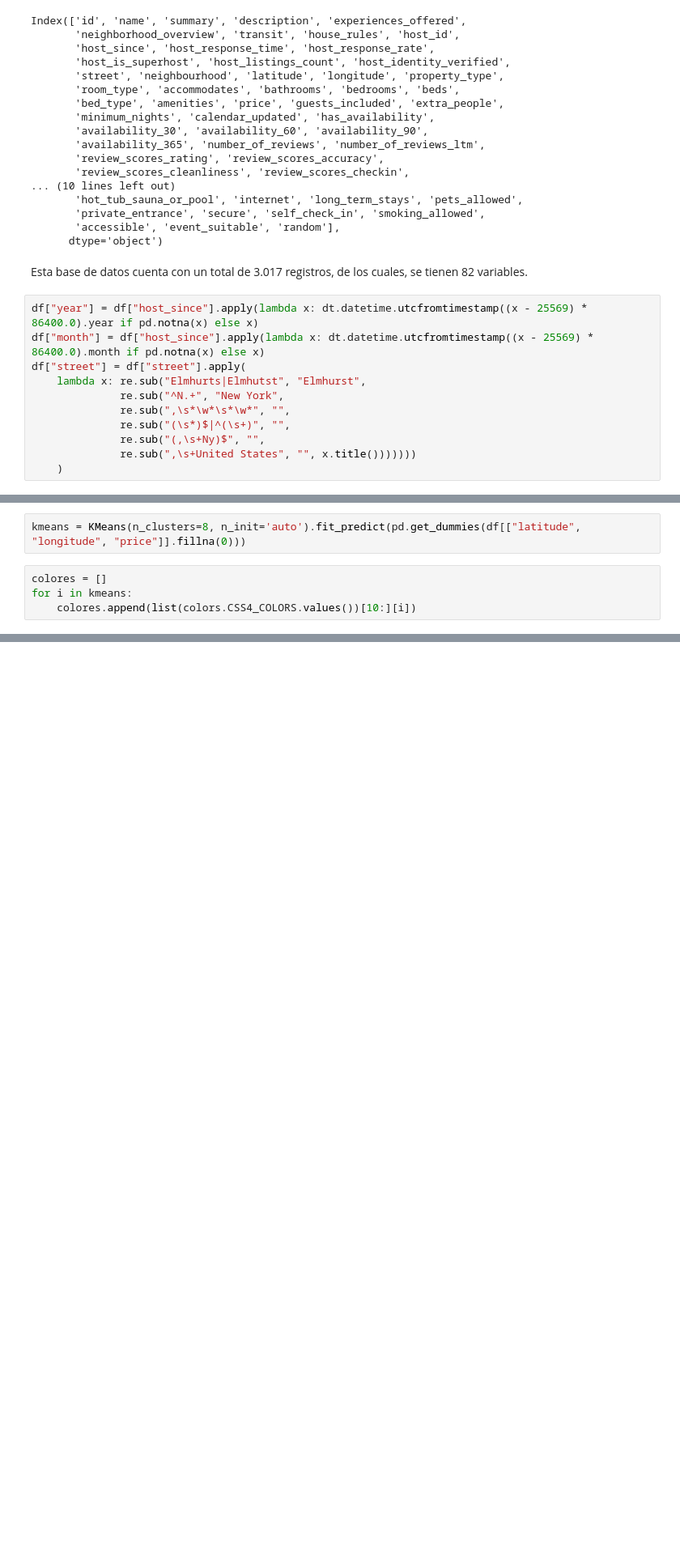
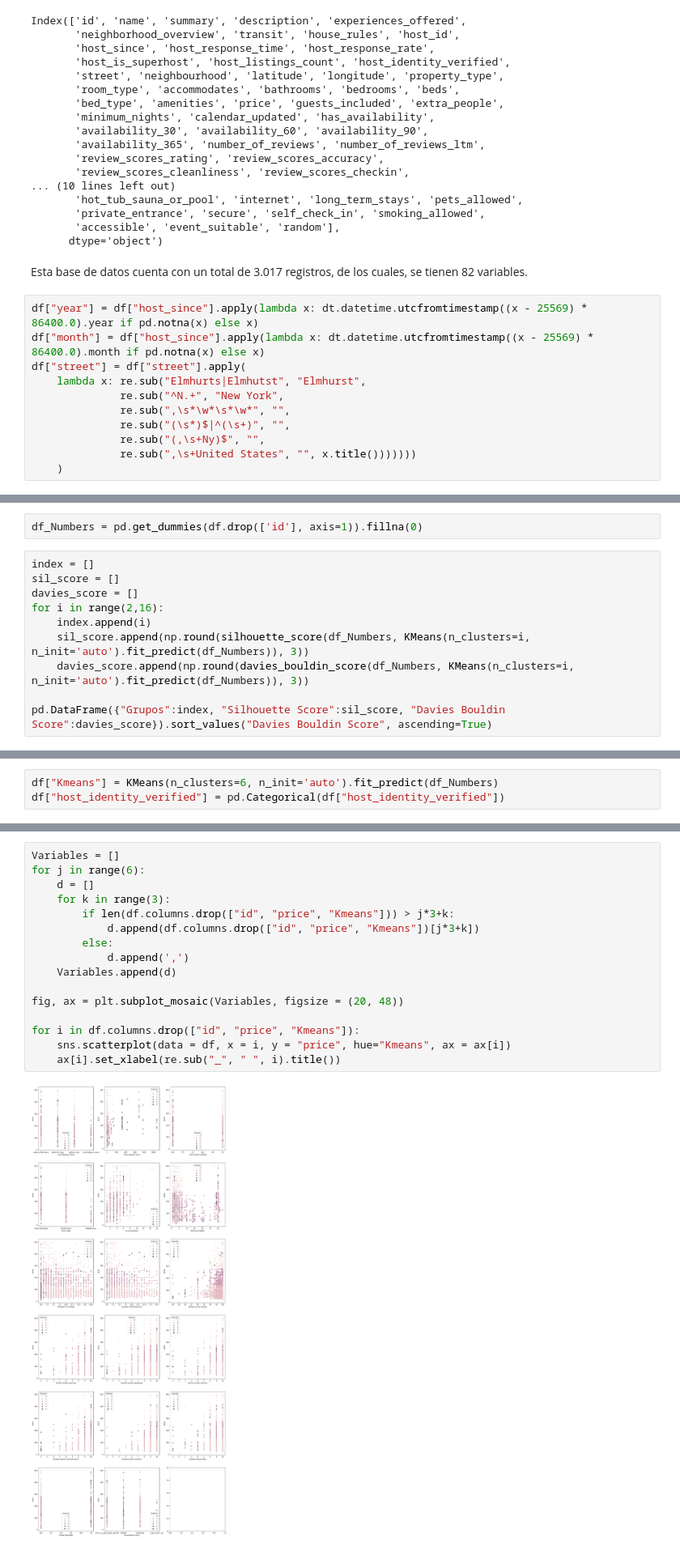
Before and after one commit to daagonzalezsa/Media.Monks_Assesment, a Jupyter notebook: ARBNB.ipynb, the cells around one changed output, grey strips where cells are left out. Shown at 81% size. Drawn from its saved outputs; the diff is of its cells as text; blank space fills up the shorter version.

Commit message:
Develop the model and create the graphics

```diff
--- a/ARBNB.ipynb
+++ b/ARBNB.ipynb
@@ -57,0 +77,12 @@ df.drop(['name', 'summary', 'description', 'experiences_offered', 'neighborhood_
+# %%
+df_Numbers = pd.get_dummies(df.drop(['id'], axis=1)).fillna(0)
+# %%
+index = []
+sil_score = []
+davies_score = []
+for i in range(2,16):
+    index.append(i)
+    sil_score.append(np.round(silhouette_score(df_Numbers, KMeans(n_clusters=i, n_init='auto').fit_predict(df_Numbers)), 3))
+    davies_score.append(np.round(davies_bouldin_score(df_Numbers, KMeans(n_clusters=i, n_init='auto').fit_predict(df_Numbers)), 3))
+
+pd.DataFrame({"Grupos":index, "Silhouette Score":sil_score, "Davies Bouldin Score":davies_score}).sort_values("Davies Bouldin Score", ascending=True)
@@ -58,6 +105,3 @@ df.drop(['name', 'summary', 'description', 'experiences_offered', 'neighborhood_
 # %%
-kmeans = KMeans(n_clusters=8, n_init='auto').fit_predict(pd.get_dummies(df[["latitude", "longitude", "price"]].fillna(0)))
+df["Kmeans"] = KMeans(n_clusters=6, n_init='auto').fit_predict(df_Numbers)
+df["host_identity_verified"] = pd.Categorical(df["host_identity_verified"])
-# %%
-colores = []
-for i in kmeans:
-    colores.append(list(colors.CSS4_COLORS.values())[10:][i])
@@ -116,0 +108,18 @@ strong multicollinearity problems or that the design matrix is singular.
+# %%
+Variables = []
+for j in range(6):
+    d = []
+    for k in range(3):
+        if len(df.columns.drop(["id", "price", "Kmeans"])) > j*3+k:
+            d.append(df.columns.drop(["id", "price", "Kmeans"])[j*3+k])
+        else:
+            d.append(',')
+    Variables.append(d)
+
+fig, ax = plt.subplot_mosaic(Variables, figsize = (20, 48))
+
+for i in df.columns.drop(["id", "price", "Kmeans"]):
+    sns.scatterplot(data = df, x = i, y = "price", hue="Kmeans", ax = ax[i])
+    ax[i].set_xlabel(re.sub("_", " ", i).title())
+# %% [output]
+[figure, added]
```
Also changed, not shown: parts of 9 cells of this notebook.
